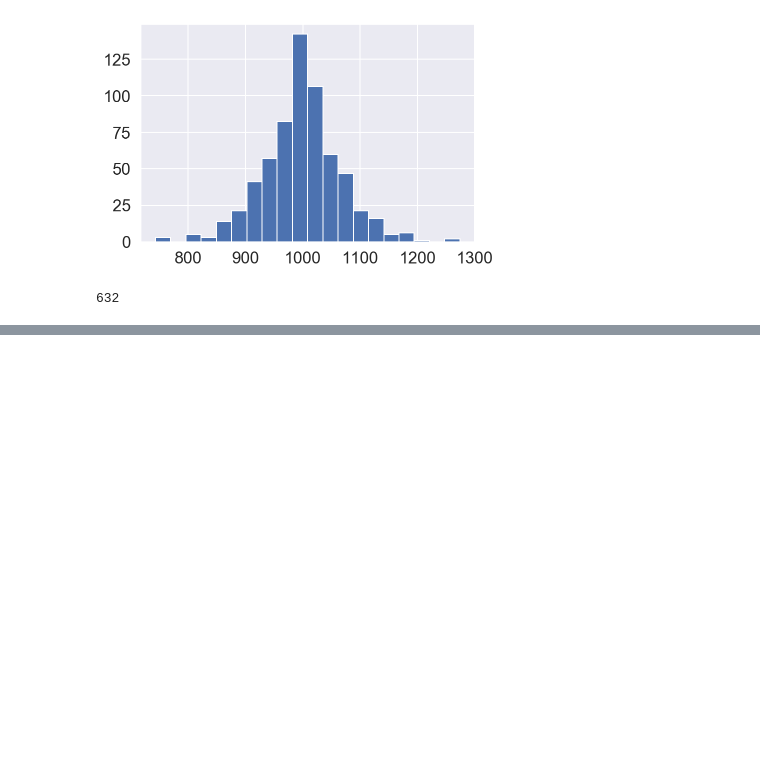
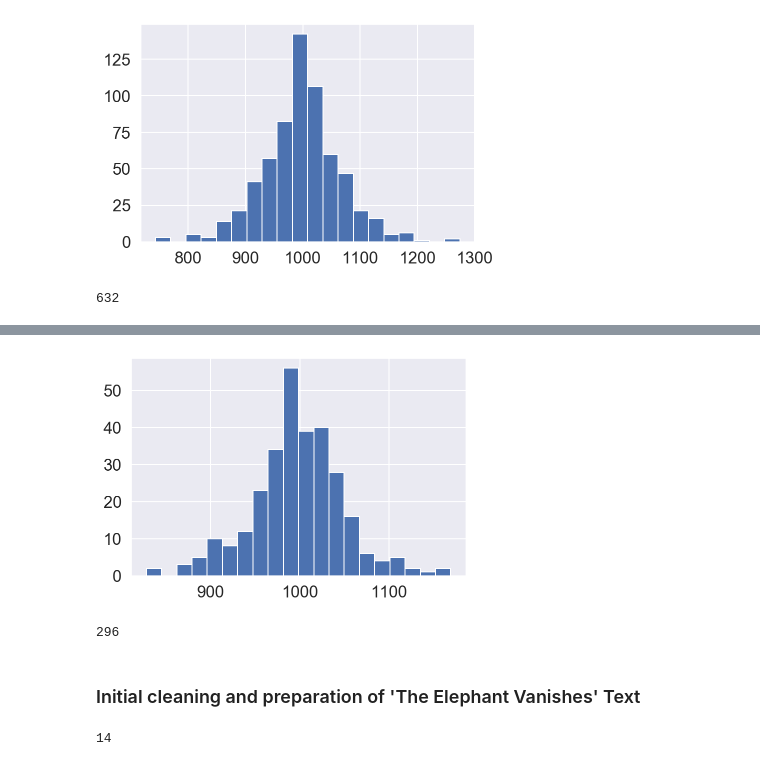
Before and after one commit to steven-mcdonald/murakami_translators, a Jupyter notebook: notebooks/02a_text_prep_v01.ipynb, the cells around one changed output, grey strips where cells are left out. Cells and saved outputs as stored; diff of their text form; code cells hidden in the pictures; blank space fills up the shorter version.

Commit message:
yet more tidying of text prep

```diff
--- a/notebooks/02a_text_prep_v01.ipynb
+++ b/notebooks/02a_text_prep_v01.ipynb
@@ -653,0 +692,3 @@ with open(out_full_path, 'wb') as fp:
+# %%
+chapters = pd.DataFrame({'number': ch_nos, 'title': ch_nos, 'text': ch_texts})
+chapters.head(10)
@@ -653,0 +703,23 @@ with open(out_full_path, 'wb') as fp:
+# %%
+chapters.iloc[0,2] = chapters.iloc[0,2].split('(rontinutd) ')[1]
+# %%
+chapters['fstop_indices'] = chapters['text'].apply(lambda x: fs_indexer(x))
+chapters.dropna(inplace=True)
+# %%
+chapters['split_indices'] = chapters['text'].apply(lambda x: split_indexer(x))
+chapters.dropna(inplace=True)
+chapters['chunks'] = chapters['text'].apply(lambda x: text_chunker(x))
+chapters['translator'] = 'Alfred Birnbaum'
+chapters['book_title'] = 'Norwegian Wood'
+# %%
+lengths = []
+for chapter in chapters['chunks']:
+    for chunk in chapter:
+        lengths.append(len(chunk))
+plt.hist(lengths, bins=20);
+# %% [output]
+[figure, added]
+# %%
+len(lengths)
+# %% [output]
+296
@@ -653,0 +741,2 @@ with open(out_full_path, 'wb') as fp:
+# %% [markdown]
+### Initial cleaning and preparation of 'The Elephant Vanishes' Text
@@ -653,0 +745,6 @@ with open(out_full_path, 'wb') as fp:
+# %%
+# split the full text on triple line break to split into stories
+# we have 14 stories
+len(ev.split('\n\n\n'))
+# %% [output]
+14
```
Also changed, not shown: parts of 25 cells of this notebook.
